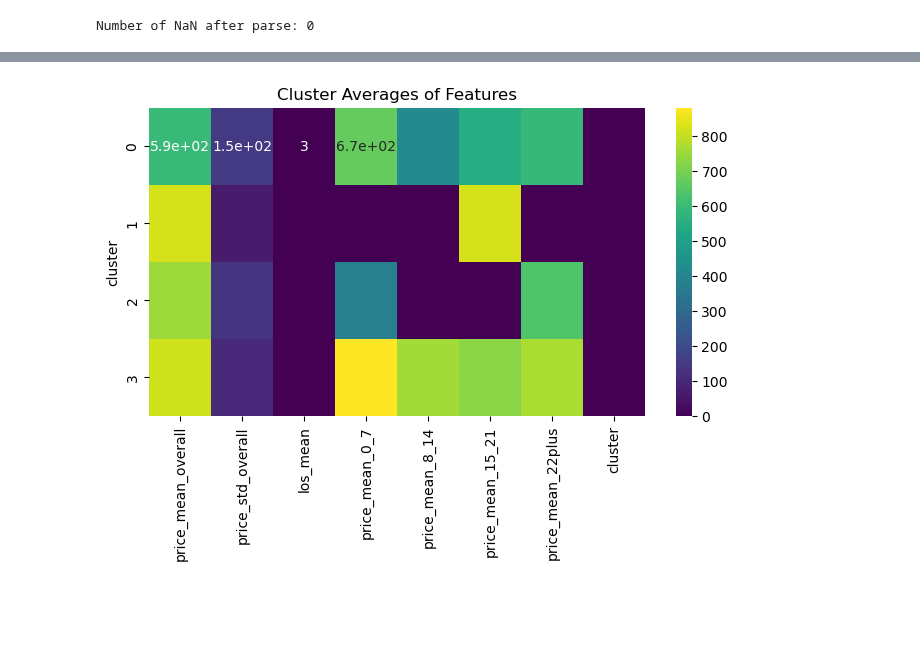
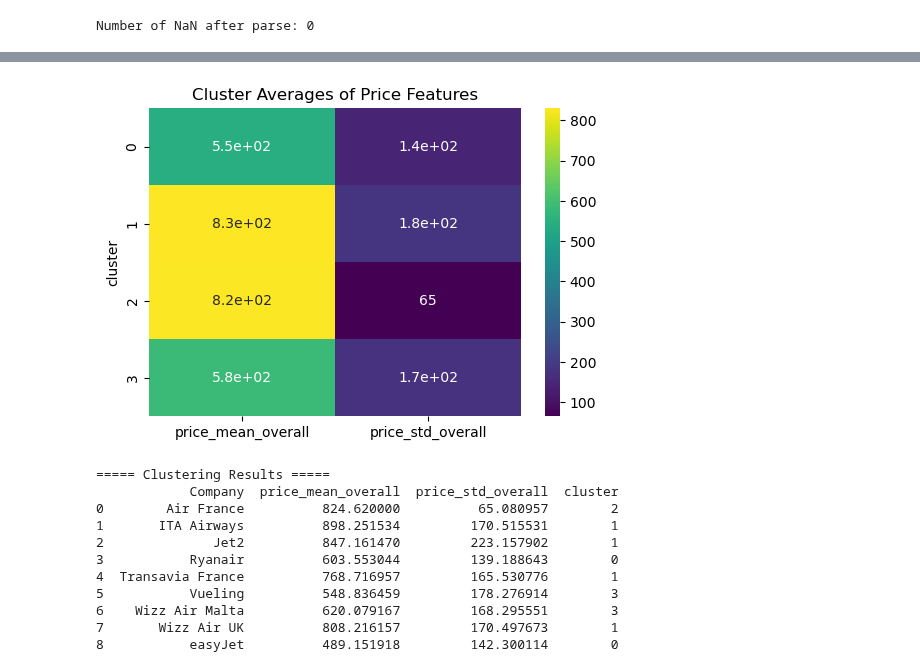
Before and after one commit to rotemfisher/project, a Jupyter notebook: Cluster.ipynb, the cells around one changed output, grey strips where cells are left out. Cells and saved outputs as stored; diff of their text form; code cells hidden in the pictures; blank space fills up the shorter version.

Commit message:
Conclusions from the Clustering

```diff
--- a/Cluster.ipynb
+++ b/Cluster.ipynb
@@ -46,15 +46,12 @@ df['Price'] = df['Price'].apply(parse_price_string)
 
 # בדיקת כמות ה-NaN שנוצרו
 print("Number of NaN after parse:", df['Price'].isna().sum())
+# Re-apply the parsing function on the filtered dataframe
+df_filtered["Price"] = df_filtered["Price"].apply(parse_price_string)
 # %% [output]
 Number of NaN after parse: 0
 # %%
+
 df_filtered["Dep Date"] = pd.to_datetime(df_filtered["Dep Date"])
 df_filtered["Return Date"] = pd.to_datetime(df_filtered["Return Date"])
 df_filtered["Snap Date"] = pd.to_datetime(df_filtered["Snap Date"])
-
-# חישוב TTT (ימים בין SnapDate ל-DepDate)
-df_filtered["TTT"] = (df_filtered["Dep Date"] - df_filtered["Snap Date"]).dt.days
-
-# חישוב LOS (Length of Stay) - ימים בין DepDate ל-ReturnDate
-df_filtered["LOS"] = (df_filtered["Return Date"] - df_filtered["Dep Date"]).dt.days
@@ -70,3 +58,18 @@ Index(['Snap Date', 'Dep Date', 'Return Date', 'Outbound', 'Dep Time',
+# %%
+def build_company_features(df_in):
+    """
+    For each Company, create features based ONLY on overall price stats.
+    (No TTT or LOS usage.)
+    """
+    # Price mean & std overall
+    agg_overall = df_in.groupby("Company").agg(
+        price_mean_overall=("Price", "mean"),
+        price_std_overall=("Price", "std")
+    ).reset_index()
+
+    return agg_overall
+
+df_company_features = build_company_features(df_filtered)
 # %%
 company_cols = df_company_features.columns.drop("Company")
 X_companies = df_company_features[company_cols].values
@@ -99,16 +106,25 @@ plt.show()
 # %%
-# נשמיט את עמודת Company וכל עמודה טקסטואלית, ונשאיר רק מספריות + cluster
-df_for_heatmap = df_company_features.drop(columns=["Company"]).select_dtypes(include=[np.number])
-
-# כעת נקבץ לפי cluster ונחשב ממוצע
-df_for_heatmap = df_for_heatmap.groupby(df_company_features["cluster"]).mean()
+df_for_heatmap = df_company_features.groupby("cluster").mean(numeric_only=True)
+ # average price stats in each cluster
 
 import seaborn as sns
-import matplotlib.pyplot as plt
+plt.figure(figsize=(6,4))
+sns.heatmap(df_for_heatmap, annot=True, cmap="viridis")
+plt.title("Cluster Averages of Price Features")
+plt.show()
 
-plt.figure(figsize=(8,4))
-sns.heatmap(df_for_heatmap, annot=True, cmap="viridis")
-plt.title("Cluster Averages of Features")
-plt.show()
+print("\n===== Clustering Results =====")
+print(df_company_features)
 # %% [output]
-[figure, old version]
+[figure, new version]
+===== Clustering Results =====
+            Company  price_mean_overall  price_std_overall  cluster
+0        Air France          824.620000          65.080957        2
+1       ITA Airways          898.251534         170.515531        1
+2              Jet2          847.161470         223.157902        1
+3           Ryanair          603.553044         139.188643        0
+4  Transavia France          768.716957         165.530776        1
+5           Vueling          548.836459         178.276914        3
+6    Wizz Air Malta          620.079167         168.295551        3
+7       Wizz Air UK          808.216157         170.497673        1
+8           easyJet          489.151918         142.300114        0
```
Also changed, not shown: parts of 10 cells of this notebook.
